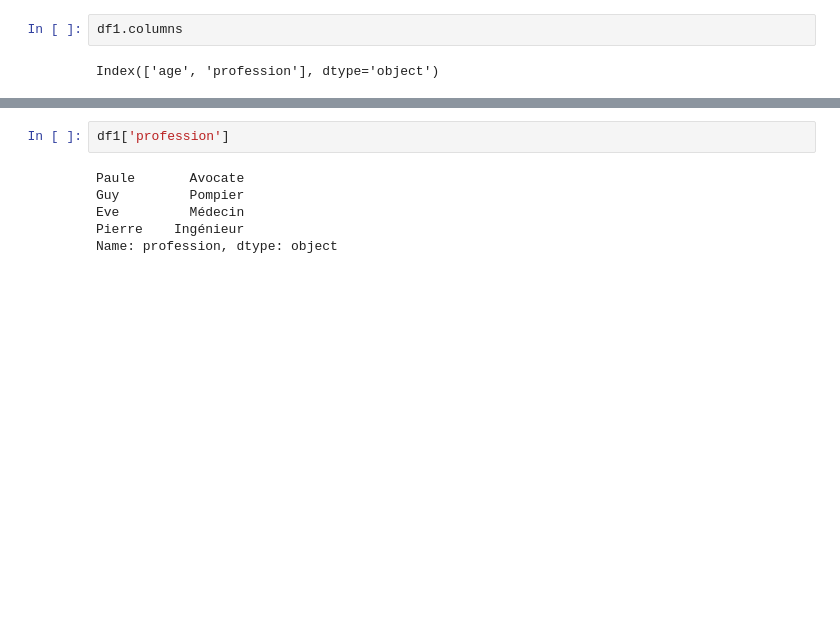
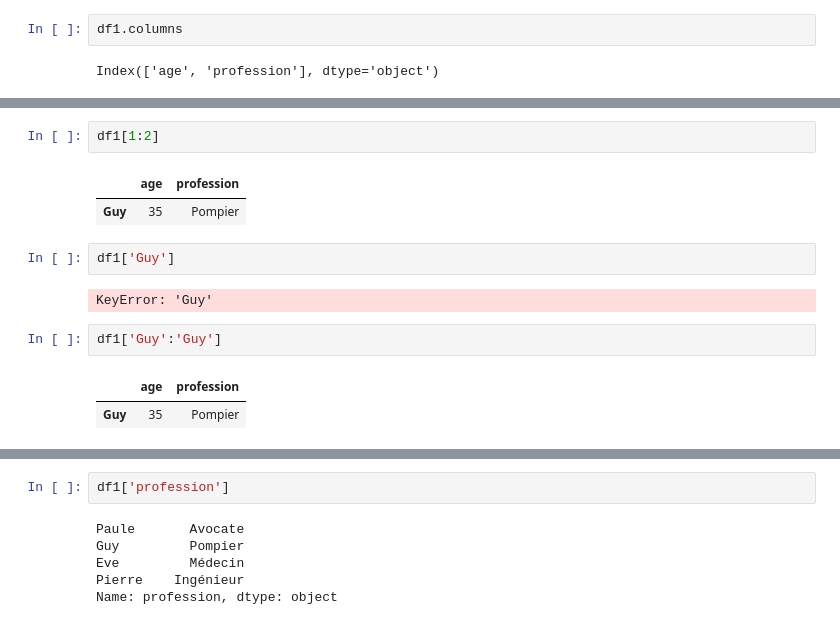
Before and after one commit to RobertGodin/CodePython, a Jupyter notebook: Notebooks/PandasExemples.ipynb, the cells around one changed output, grey strips where cells are left out. Drawn from its saved outputs; the diff is of its cells as text; blank space fills up the shorter version.

```diff
--- a/Notebooks/PandasExemples.ipynb
+++ b/Notebooks/PandasExemples.ipynb
@@ -59,0 +92,14 @@ Index(['age', 'profession'], dtype='object')
+# %%
+df1[1:2]
+# %% [output]
+|  | age | profession |
+| Guy | 35 | Pompier |
+# %%
+df1['Guy']
+# %% [output]
+KeyError: 'Guy'
+# %%
+df1['Guy':'Guy']
+# %% [output]
+|  | age | profession |
+| Guy | 35 | Pompier |
```
Also changed, not shown: parts of 23 cells of this notebook, 4 other files.
